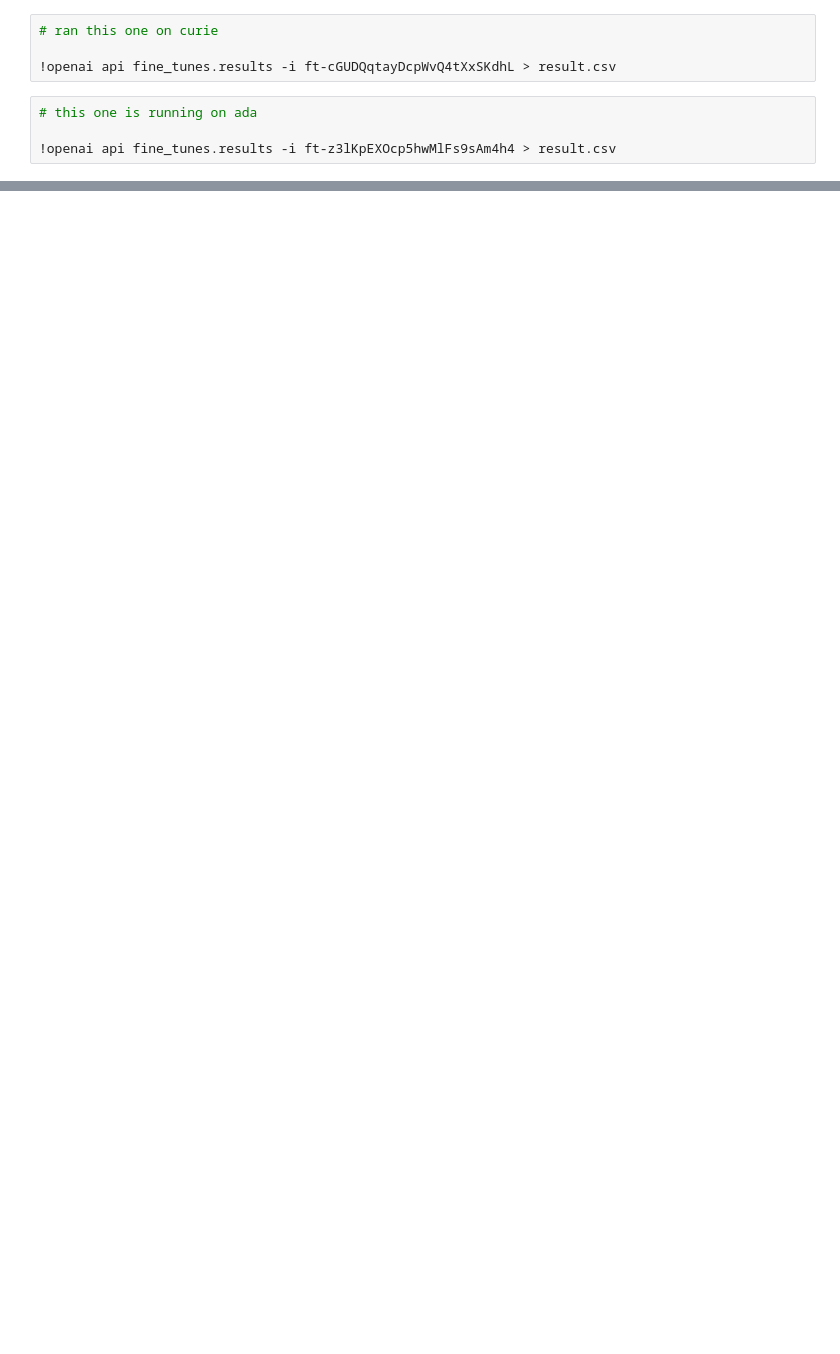
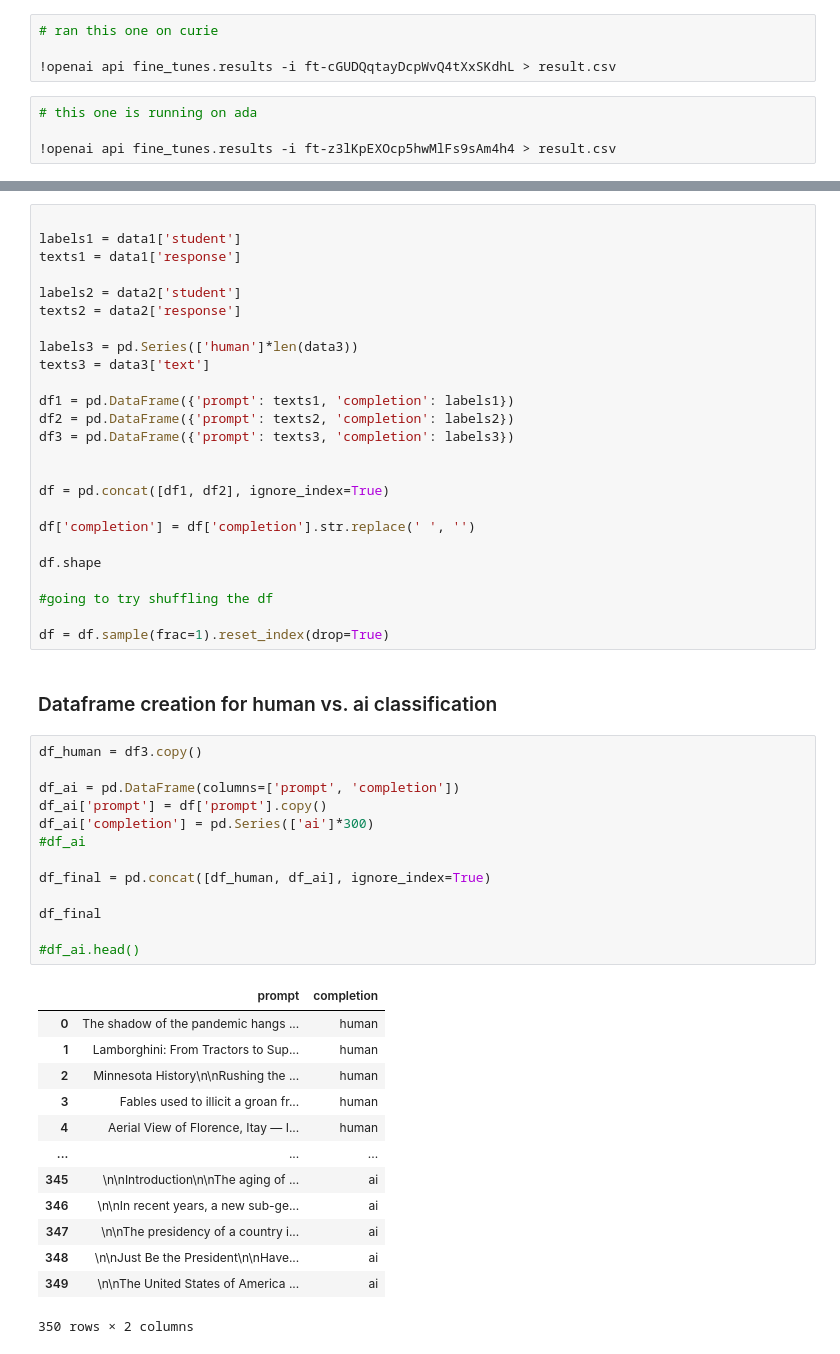
Before and after one commit to aaronomics/grad, a Jupyter notebook: model.ipynb, the cells around one changed output, grey strips where cells are left out. Saved outputs shown, nothing was run; the diff lists cells and outputs as text; blank space fills up the shorter version.

```diff
--- a/model.ipynb
+++ b/model.ipynb
@@ -67,0 +87,54 @@ print(test)
+# %%
+
+labels1 = data1['student']
+texts1 = data1['response']
+
+labels2 = data2['student']
+texts2 = data2['response']
+
+labels3 = pd.Series(['human']*len(data3))
+texts3 = data3['text']
+
+df1 = pd.DataFrame({'prompt': texts1, 'completion': labels1})
+df2 = pd.DataFrame({'prompt': texts2, 'completion': labels2})
+df3 = pd.DataFrame({'prompt': texts3, 'completion': labels3})
+
+
+df = pd.concat([df1, df2], ignore_index=True)
+
+df['completion'] = df['completion'].str.replace(' ', '')
+
+df.shape
+
+#going to try shuffling the df
+
+df = df.sample(frac=1).reset_index(drop=True)
+# %% [markdown]
+### Dataframe creation for human vs. ai classification
+# %%
+df_human = df3.copy()
+
+df_ai = pd.DataFrame(columns=['prompt', 'completion'])
+df_ai['prompt'] = df['prompt'].copy()
+df_ai['completion'] = pd.Series(['ai']*300)
+#df_ai
+
+df_final = pd.concat([df_human, df_ai], ignore_index=True)
+
+df_final
+
+#df_ai.head()
+# %% [output]
+|  | prompt | completion |
+| 0 | The shadow of the pandemic hangs ... | human |
+| 1 | Lamborghini: From Tractors to Sup... | human |
+| 2 | Minnesota History\n\nRushing the ... | human |
+| 3 | Fables used to illicit a groan fr... | human |
+| 4 | Aerial View of Florence, Itay — I... | human |
+| ... | ... | ... |
+| 345 | \n\nIntroduction\n\nThe aging of ... | ai |
+| 346 | \n\nIn recent years, a new sub-ge... | ai |
+| 347 | \n\nThe presidency of a country i... | ai |
+| 348 | \n\nJust Be the President\n\nHave... | ai |
+| 349 | \n\nThe United States of America ... | ai |
+350 rows × 2 columns
```
Also changed, not shown: parts of 34 cells of this notebook, 37 other files.
